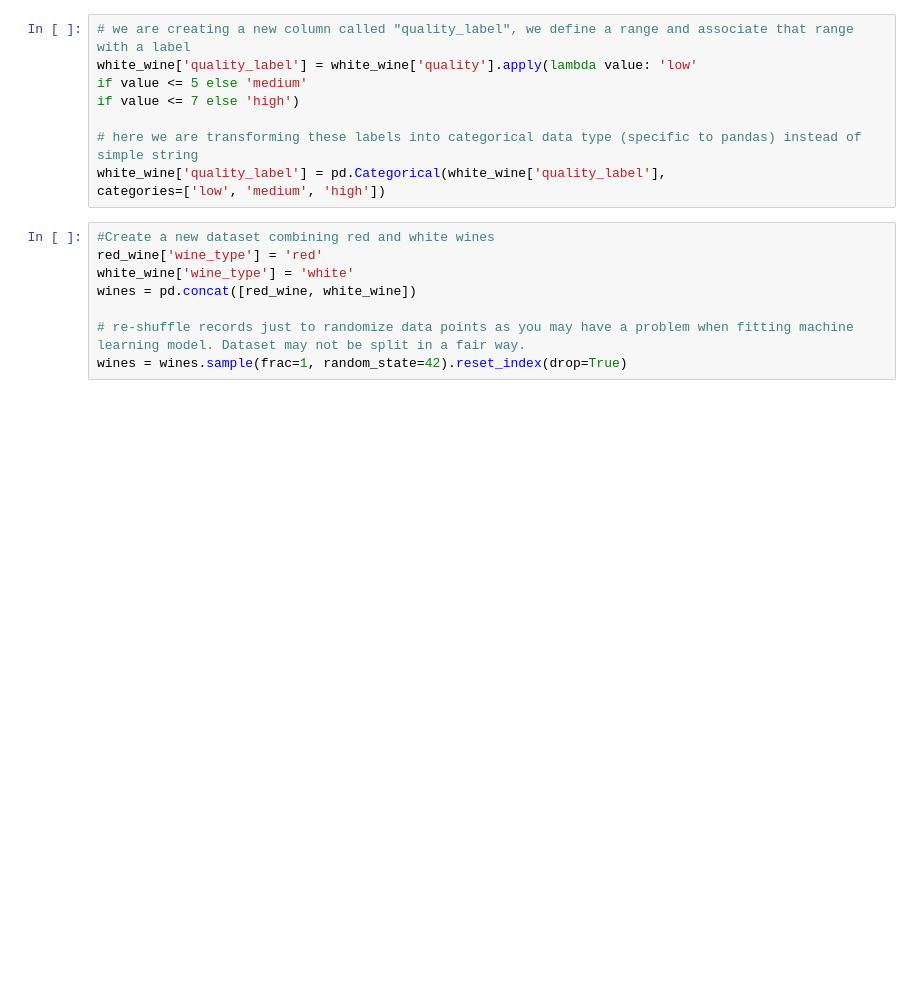
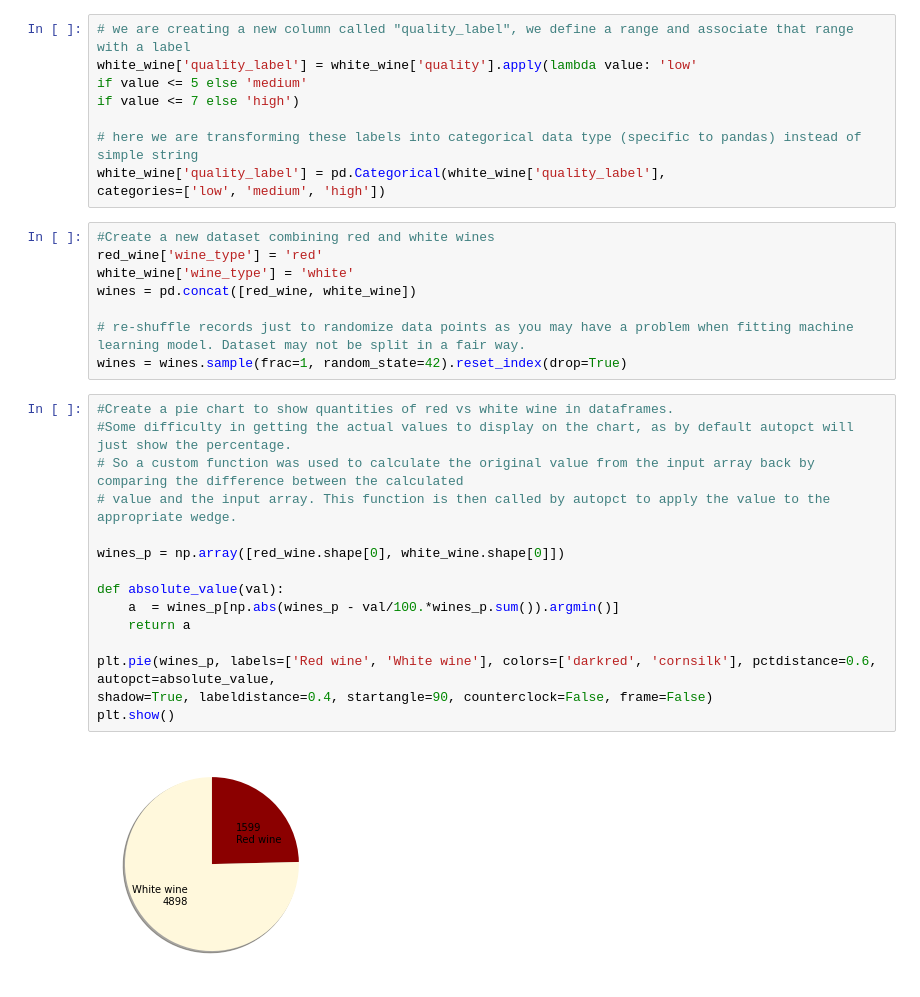
Before and after one commit to killianmeehan/Wine-analysis, a Jupyter notebook: Wine analysis.ipynb, the cells around one changed output. Saved outputs shown, nothing was run; the diff lists cells and outputs as text; blank space fills up the shorter version.

```diff
--- a/Wine analysis.ipynb
+++ b/Wine analysis.ipynb
@@ -91,6 +96,23 @@ wines = pd.concat([red_wine, white_wine])
 
 # re-shuffle records just to randomize data points as you may have a problem when fitting machine learning model. Dataset may not be split in a fair way.
 wines = wines.sample(frac=1, random_state=42).reset_index(drop=True)
+# %%
+#Create a pie chart to show quantities of red vs white wine in dataframes.
+#Some difficulty in getting the actual values to display on the chart, as by default autopct will just show the percentage.
+# So a custom function was used to calculate the original value from the input array back by comparing the difference between the calculated
+# value and the input array. This function is then called by autopct to apply the value to the appropriate wedge.
+
+wines_p = np.array([red_wine.shape[0], white_wine.shape[0]])
+
+def absolute_value(val):
+    a  = wines_p[np.abs(wines_p - val/100.*wines_p.sum()).argmin()]
+    return a
+
+plt.pie(wines_p, labels=['Red wine', 'White wine'], colors=['darkred', 'cornsilk'], pctdistance=0.6, autopct=absolute_value,
+shadow=True, labeldistance=0.4, startangle=90, counterclock=False, frame=False)
+plt.show()
+# %% [output]
+[figure, added]
 # %%
 #Compare descriptive stats on the red & white wine datasets.
 pd.set_option('display.float_format', lambda x: '%.2f' % x) #set float to only have two decimal places
```
Also changed, not shown: parts of 15 cells of this notebook, 1 other file.
